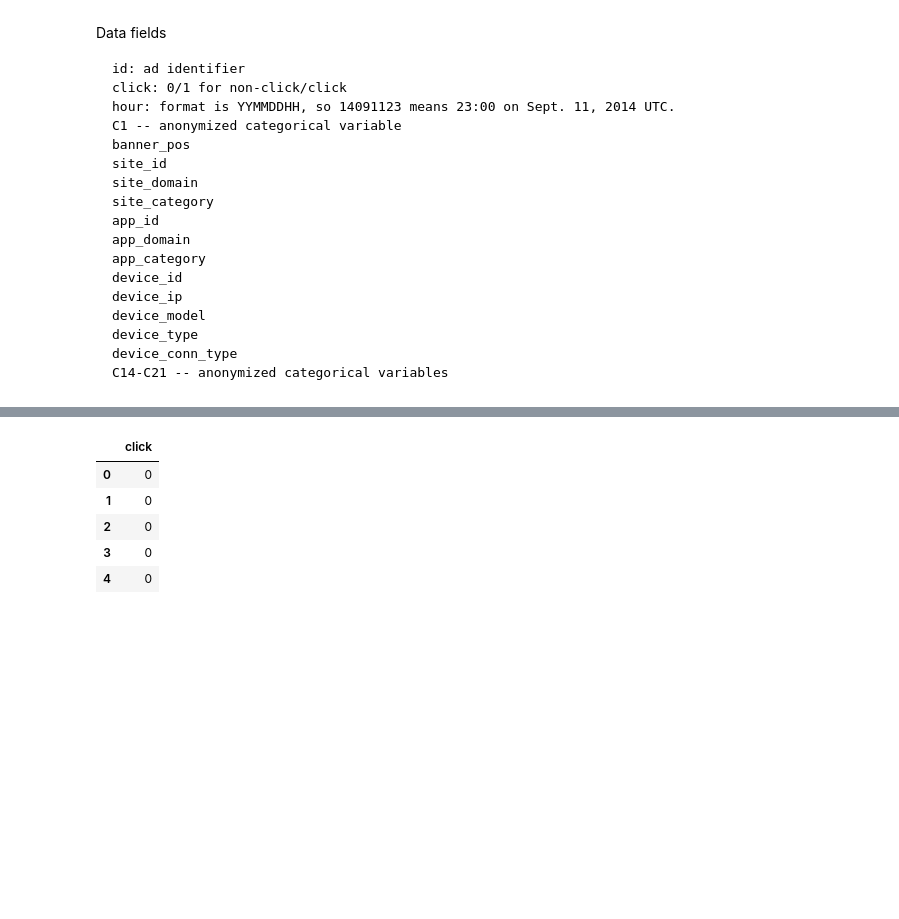
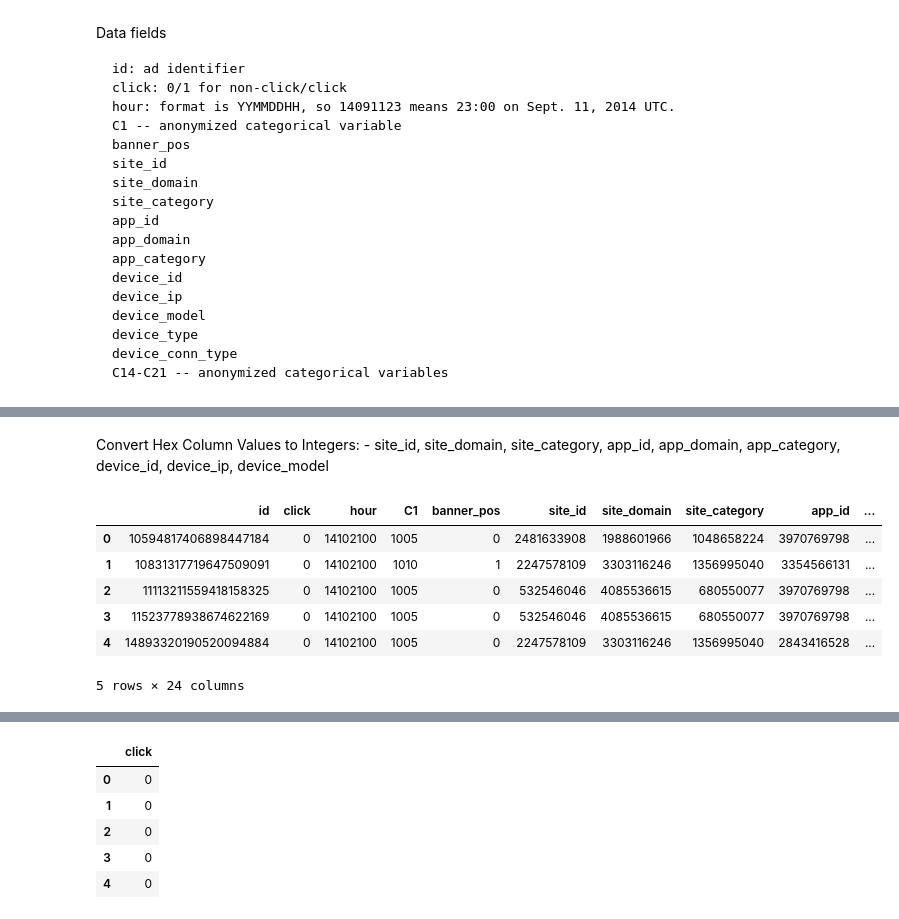
Before and after one commit to pmleffers/ClickRate, a Jupyter notebook: Matts Work.ipynb, the cells around one changed output, grey strips where cells are left out. Saved outputs shown, nothing was run; the diff lists cells and outputs as text; code cells hidden in the pictures; blank space fills up the shorter version.

```diff
--- a/Matts Work.ipynb
+++ b/Matts Work.ipynb
@@ -73,3 +128,32 @@ data.head()
+# %% [markdown]
+Convert Hex Column Values to Integers:
+    - site_id, site_domain, site_category, app_id, app_domain, app_category, device_id, device_ip, device_model
+# %%
+#Conversion list from Hex to numbers
+
+convList=['site_id',
+          'site_domain',
+          'site_category',
+          'app_id',
+          'app_domain',
+          'app_category',
+          'device_id',
+          'device_ip',
+          'device_model',
+         ]
+
+for i in convList:
+    data[i]=data[i].apply(lambda x: int(x,16))
+
+data.head()
+# %% [output]
+|  | id | click | hour | C1 | banner_pos | site_id | site_domain | site_category | app_id | ... |
+| 0 | 10594817406898447184 | 0 | 14102100 | 1005 | 0 | 2481633908 | 1988601966 | 1048658224 | 3970769798 | ... |
+| 1 | 10831317719647509091 | 0 | 14102100 | 1010 | 1 | 2247578109 | 3303116246 | 1356995040 | 3354566131 | ... |
+| 2 | 11113211559418158325 | 0 | 14102100 | 1005 | 0 | 532546046 | 4085536615 | 680550077 | 3970769798 | ... |
+| 3 | 11523778938674622169 | 0 | 14102100 | 1005 | 0 | 532546046 | 4085536615 | 680550077 | 3970769798 | ... |
+| 4 | 14893320190520094884 | 0 | 14102100 | 1005 | 0 | 2247578109 | 3303116246 | 1356995040 | 2843416528 | ... |
+5 rows × 24 columns
 # %%
 data.info()
 # %% [output]
```
Also changed, not shown: parts of 14 cells of this notebook.
